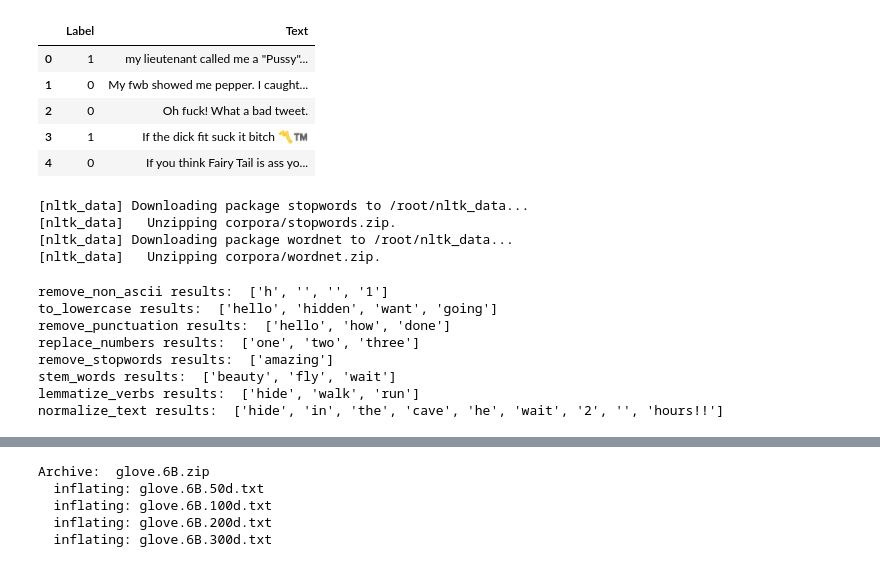
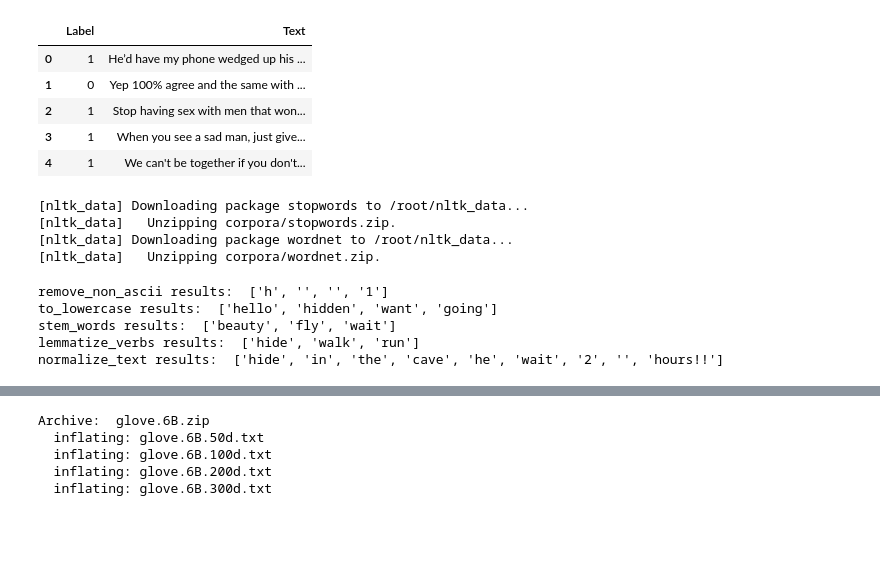
Before and after one commit to whopriyam/CyberPolice-Classification-of-Cyber-Sexual-Harassment, a Jupyter notebook: Code/Models/BiLSTM.ipynb, the cells around one changed output, grey strips where cells are left out. Cells and saved outputs as stored; diff of their text form; code cells hidden in the pictures; blank space fills up the shorter version.

```diff
--- a/Code/Models/BiLSTM.ipynb
+++ b/Code/Models/BiLSTM.ipynb
@@ -12,21 +12,24 @@ df.head()
 # %%
 del df['Username']
 del df['Key Word']
 del df['User_ID']
 del df['Datetime']
 del df['Favorite_count']
 del df['Geo']
 del df['Coordinates']
+del df['Unnamed: 11']
+del df['Unnamed: 9']
+del df['Unnamed: 10']
 df.columns = ['Unnamed','Label', 'Text']
 del df['Unnamed']
 df.head()
 # %% [output]
 |  | Label | Text |
-| 0 | 1 | my lieutenant called me a "Pussy"... |
-| 1 | 0 | My fwb showed me pepper. I caught... |
-| 2 | 0 | Oh fuck! What a bad tweet. |
-| 3 | 1 | If the dick fit suck it bitch 〽️™️ |
-| 4 | 0 | If you think Fairy Tail is ass yo... |
+| 0 | 1 | He’d have my phone wedged up his ... |
+| 1 | 0 | Yep 100% agree and the same with ... |
+| 2 | 1 | Stop having sex with men that won... |
+| 3 | 1 | When you see a sad man, just give... |
+| 4 | 1 | We can't be together if you don't... |
 # %%
 import nltk
 import inflect
@@ -89,18 +92,12 @@ def normalize_text(words):
 
 print("remove_non_ascii results: ", remove_non_ascii(['h', 'ॐ', '©', '1']))
 print("to_lowercase results: ", to_lowercase(['HELLO', 'hiDDen', 'wanT', 'GOING']))
-print("remove_punctuation results: ", remove_punctuation(['hello!!', 'how?', 'done,']))
-print("replace_numbers results: ", replace_numbers(['1', '2', '3']))
-print("remove_stopwords results: ", remove_stopwords(['this', 'and', 'amazing']))
 print("stem_words results: ", stem_words(['beautiful', 'flying', 'waited']))
 print("lemmatize_verbs results: ", lemmatize_verbs(['hidden', 'walking', 'ran']))
 print("normalize_text results: ", normalize_text(['hidden', 'in', 'the', 'CAVES', 'he', 'WAited', '2', 'ॐ', 'hours!!']))
 # %% [output]
 remove_non_ascii results:  ['h', '', '', '1']
 to_lowercase results:  ['hello', 'hidden', 'want', 'going']
-remove_punctuation results:  ['hello', 'how', 'done']
-replace_numbers results:  ['one', 'two', 'three']
-remove_stopwords results:  ['amazing']
 stem_words results:  ['beauty', 'fly', 'wait']
 lemmatize_verbs results:  ['hide', 'walk', 'run']
 normalize_text results:  ['hide', 'in', 'the', 'cave', 'he', 'wait', '2', '', 'hours!!']
```
Also changed, not shown: parts of 16 cells of this notebook, 1 other file.
